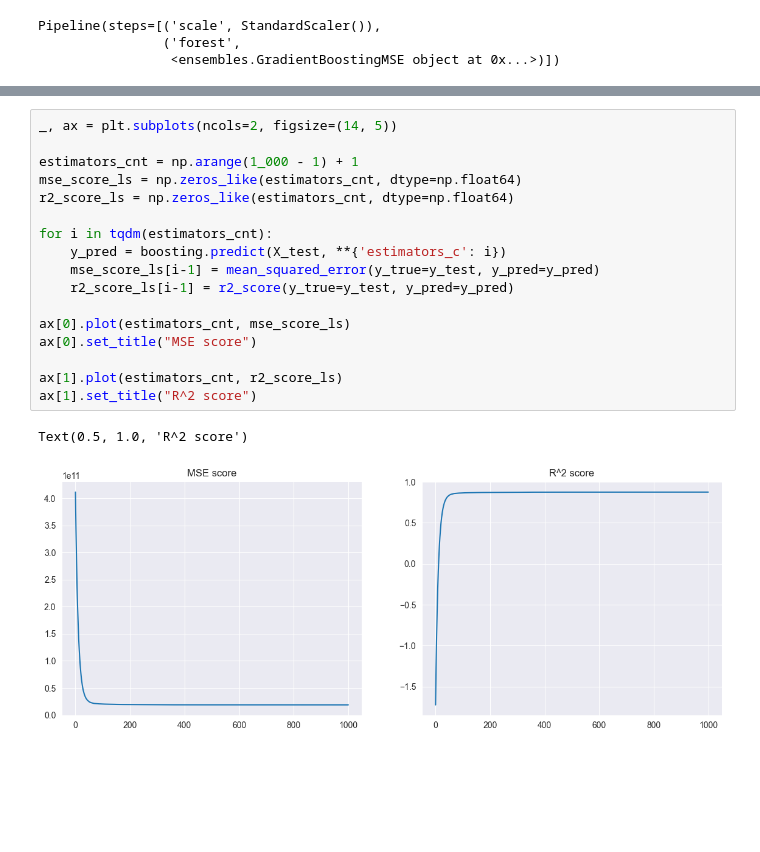
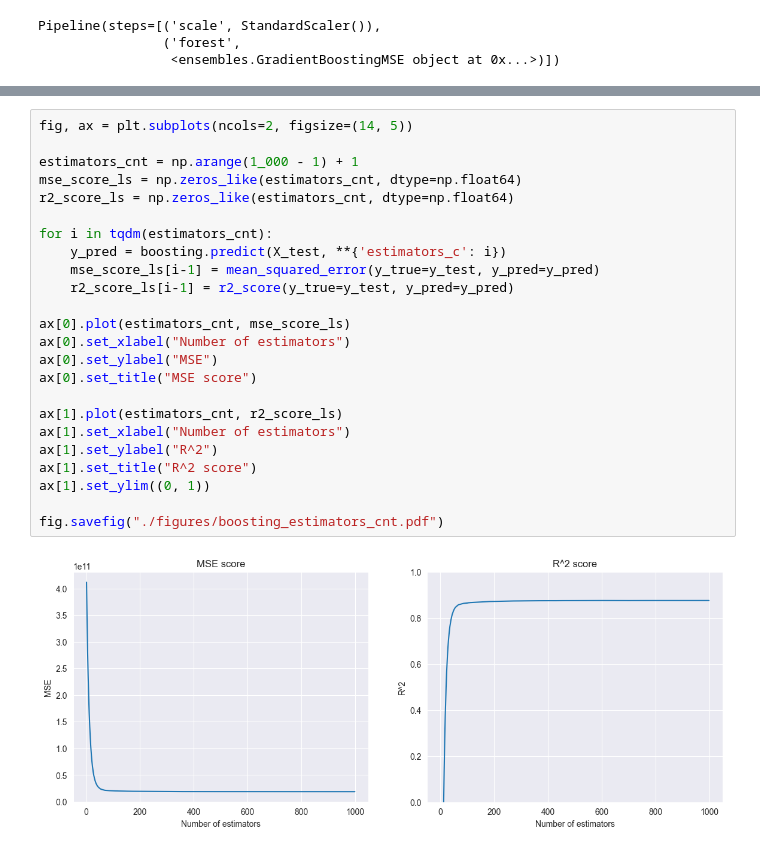
Before and after one commit to Bogachevv/ML_Ensembles, a Jupyter notebook: experiments/experiment_3.ipynb, the cells around one changed output, grey strips where cells are left out. Drawn from its saved outputs; the diff is of its cells as text; blank space fills up the shorter version.

```diff
--- a/experiments/experiment_3.ipynb
+++ b/experiments/experiment_3.ipynb
@@ -104,22 +106,28 @@ MSE: 35060
 r^2: 0.8753
 # %%
-_, ax = plt.subplots(ncols=2, figsize=(14, 5))
+fig, ax = plt.subplots(ncols=2, figsize=(14, 5))
 
 estimators_cnt = np.arange(1_000 - 1) + 1
 mse_score_ls = np.zeros_like(estimators_cnt, dtype=np.float64)
 r2_score_ls = np.zeros_like(estimators_cnt, dtype=np.float64)
 
 for i in tqdm(estimators_cnt):
     y_pred = boosting.predict(X_test, **{'estimators_c': i})
     mse_score_ls[i-1] = mean_squared_error(y_true=y_test, y_pred=y_pred)
     r2_score_ls[i-1] = r2_score(y_true=y_test, y_pred=y_pred)
 
 ax[0].plot(estimators_cnt, mse_score_ls)
+ax[0].set_xlabel("Number of estimators")
+ax[0].set_ylabel("MSE")
 ax[0].set_title("MSE score")
 
 ax[1].plot(estimators_cnt, r2_score_ls)
+ax[1].set_xlabel("Number of estimators")
+ax[1].set_ylabel("R^2")
 ax[1].set_title("R^2 score")
+ax[1].set_ylim((0, 1))
+
+fig.savefig("./figures/boosting_estimators_cnt.pdf")
 # %% [output]
-Text(0.5, 1.0, 'R^2 score')
-[figure, old version]
+[figure, new version]
 # %%
```
Also changed, not shown: parts of 4 cells of this notebook.
